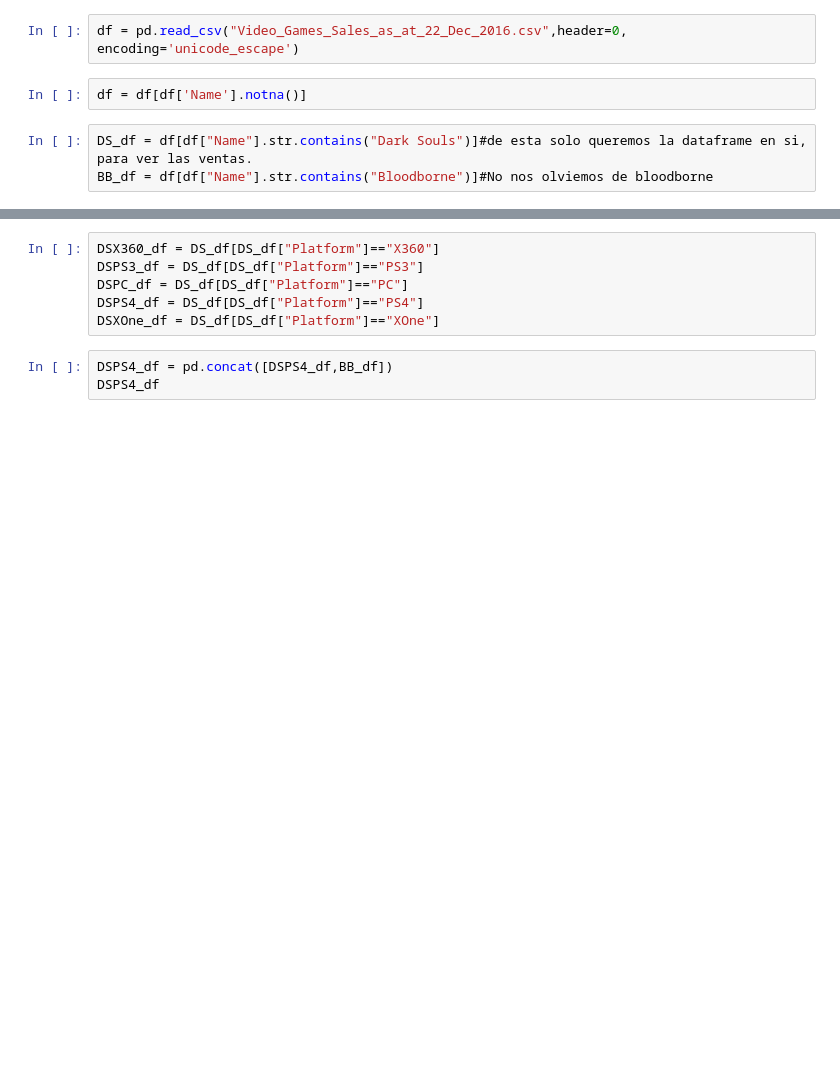
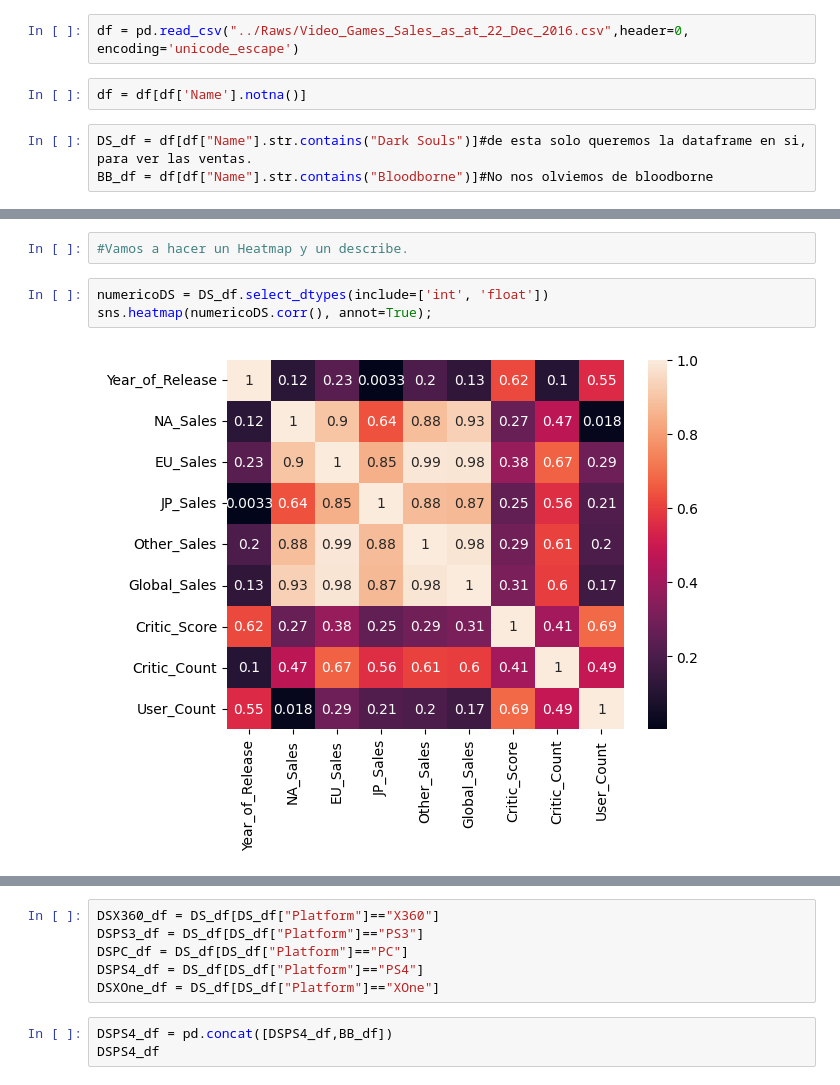
Before and after one commit to AdrianNiet/Proyecto-EDA, a Jupyter notebook: proyecto analisis de datos/codigo/base de datos/Dark souls datos.ipynb, the cells around one changed output, grey strips where cells are left out. Cells and saved outputs as stored; diff of their text form; blank space fills up the shorter version.

```diff
--- a/proyecto analisis de datos/codigo/base de datos/Dark souls datos.ipynb
+++ b/proyecto analisis de datos/codigo/base de datos/Dark souls datos.ipynb
@@ -7,5 +8,5 @@ import matplotlib.pyplot as plt
 # %%
-df = pd.read_csv("Video_Games_Sales_as_at_22_Dec_2016.csv",header=0, encoding='unicode_escape')
+df = pd.read_csv("../Raws/Video_Games_Sales_as_at_22_Dec_2016.csv",header=0, encoding='unicode_escape')
 # %%
 df = df[df['Name'].notna()]
 # %%
@@ -31,0 +52,7 @@ DS_df
+# %%
+#Vamos a hacer un Heatmap y un describe.
+# %%
+numericoDS = DS_df.select_dtypes(include=['int', 'float'])
+sns.heatmap(numericoDS.corr(), annot=True);
+# %% [output]
+[figure, added]
```
Also changed, not shown: parts of 12 cells of this notebook, 6 other files.
